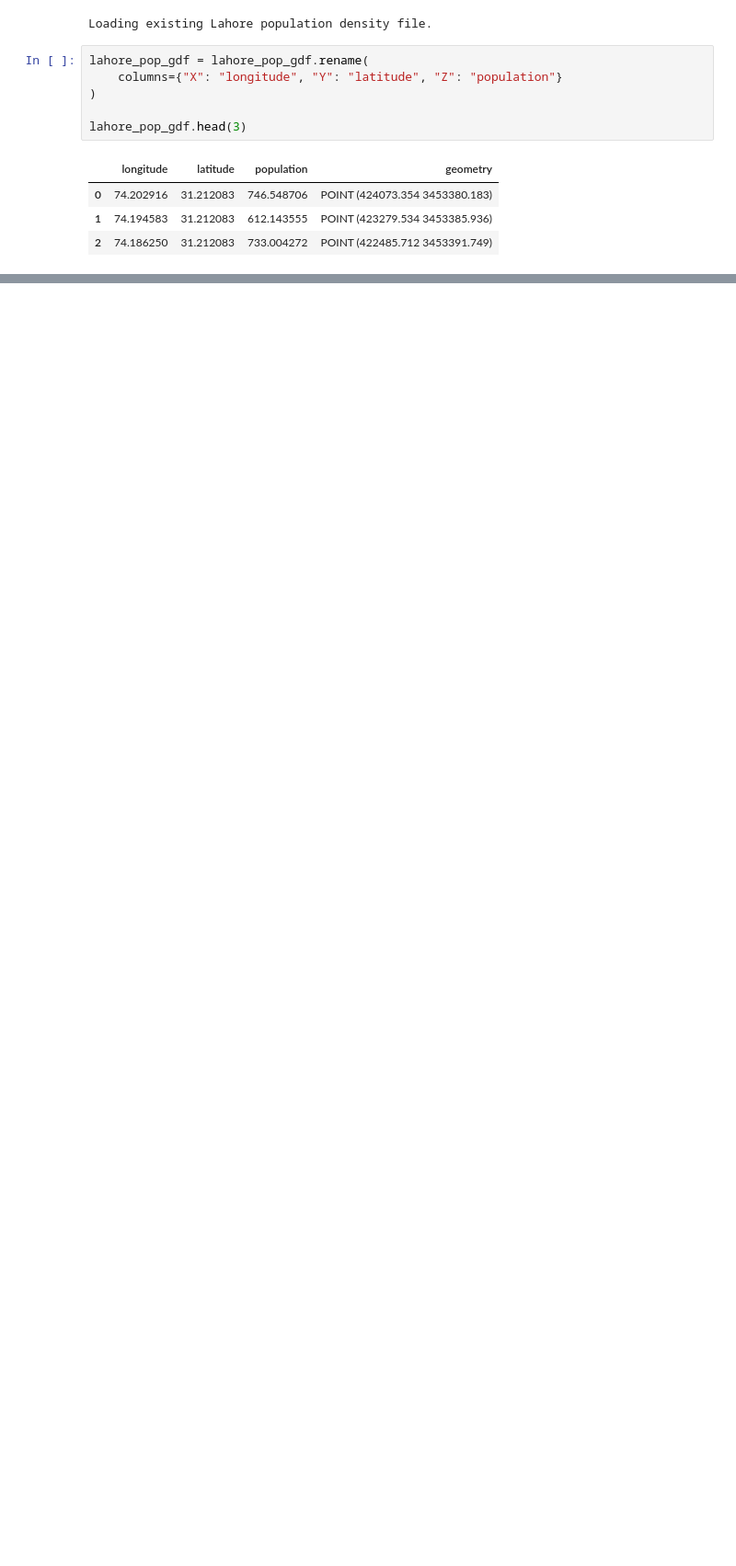
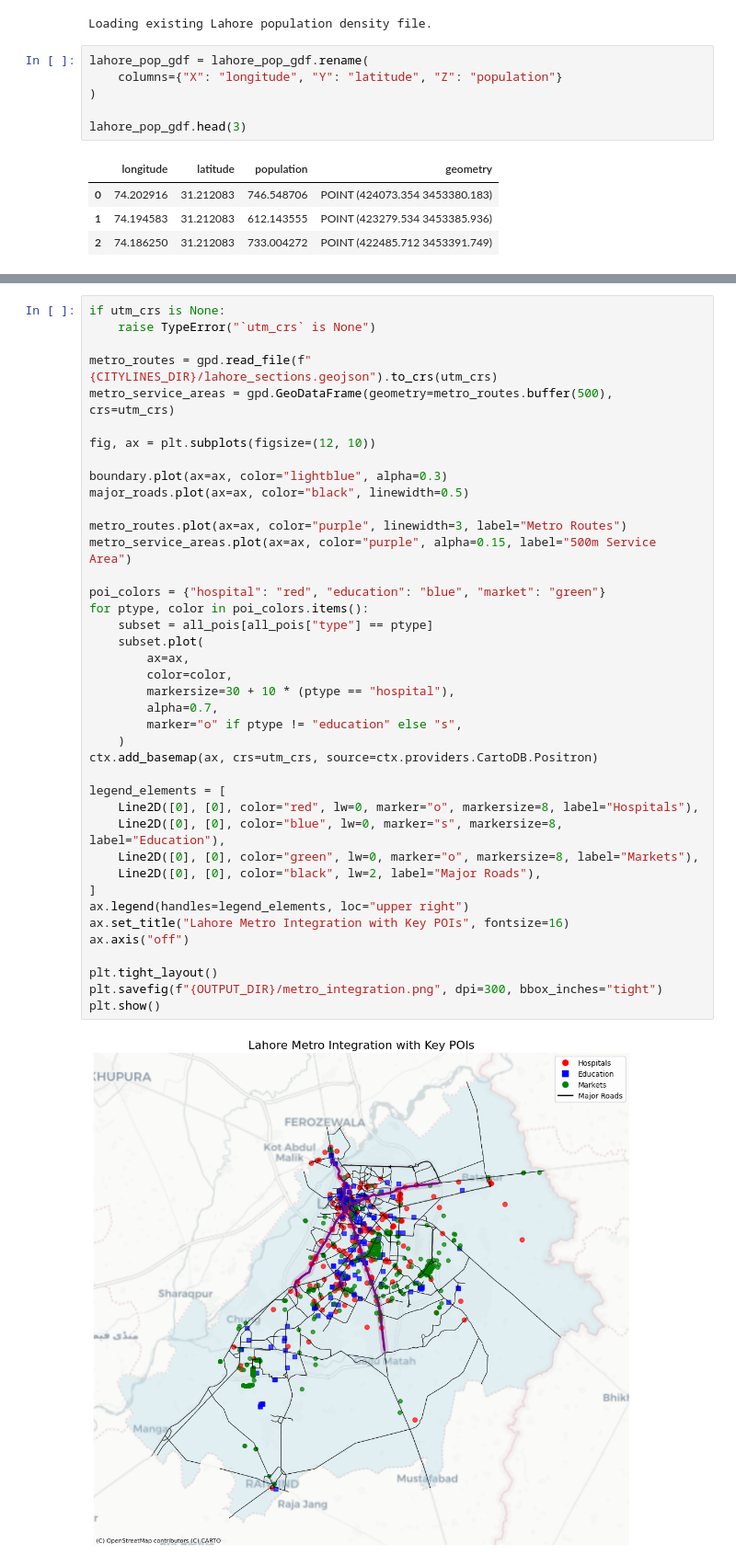
Before and after one commit to masroof-maindak/naqsha-e-safar, a Jupyter notebook: src/preprocessing.ipynb, the cells around one changed output, grey strips where cells are left out. Shown at 92% size. Drawn from its saved outputs; the diff is of its cells as text; blank space fills up the shorter version.

Commit message:
feat: citylines integration

```diff
--- a/src/preprocessing.ipynb
+++ b/src/preprocessing.ipynb
@@ -296,0 +357,42 @@ lahore_pop_gdf.head(3)
+# %%
+if utm_crs is None:
+    raise TypeError("`utm_crs` is None")
+
+metro_routes = gpd.read_file(f"{CITYLINES_DIR}/lahore_sections.geojson").to_crs(utm_crs)
+metro_service_areas = gpd.GeoDataFrame(geometry=metro_routes.buffer(500), crs=utm_crs)
+
+fig, ax = plt.subplots(figsize=(12, 10))
+
+boundary.plot(ax=ax, color="lightblue", alpha=0.3)
+major_roads.plot(ax=ax, color="black", linewidth=0.5)
+
+metro_routes.plot(ax=ax, color="purple", linewidth=3, label="Metro Routes")
+metro_service_areas.plot(ax=ax, color="purple", alpha=0.15, label="500m Service Area")
+
+poi_colors = {"hospital": "red", "education": "blue", "market": "green"}
+for ptype, color in poi_colors.items():
+    subset = all_pois[all_pois["type"] == ptype]
+    subset.plot(
+        ax=ax,
+        color=color,
+        markersize=30 + 10 * (ptype == "hospital"),
+        alpha=0.7,
+        marker="o" if ptype != "education" else "s",
+    )
+ctx.add_basemap(ax, crs=utm_crs, source=ctx.providers.CartoDB.Positron)
+
+legend_elements = [
+    Line2D([0], [0], color="red", lw=0, marker="o", markersize=8, label="Hospitals"),
+    Line2D([0], [0], color="blue", lw=0, marker="s", markersize=8, label="Education"),
+    Line2D([0], [0], color="green", lw=0, marker="o", markersize=8, label="Markets"),
+    Line2D([0], [0], color="black", lw=2, label="Major Roads"),
+]
+ax.legend(handles=legend_elements, loc="upper right")
+ax.set_title("Lahore Metro Integration with Key POIs", fontsize=16)
+ax.axis("off")
+
+plt.tight_layout()
+plt.savefig(f"{OUTPUT_DIR}/metro_integration.png", dpi=300, bbox_inches="tight")
+plt.show()
+# %% [output]
+[figure, added]
```
Also changed, not shown: parts of 7 cells of this notebook, 2 other files.
